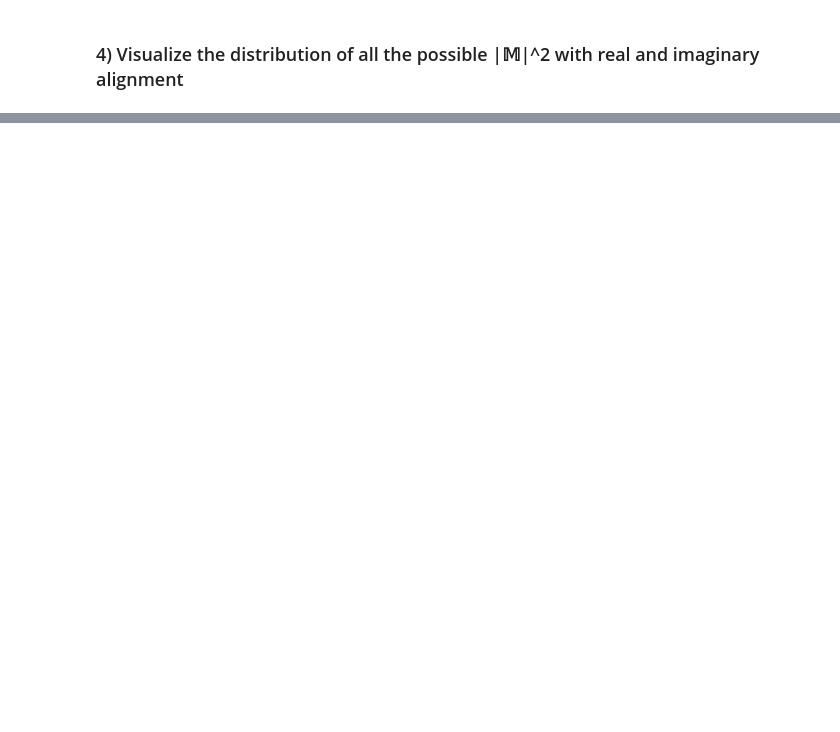
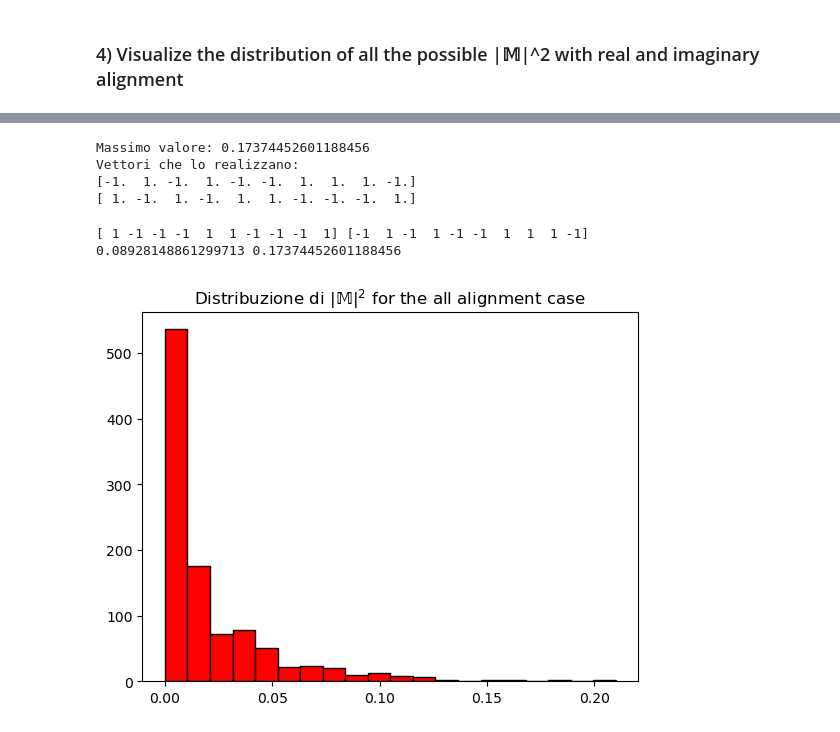
Before and after one commit to GabrieleGasbarri10/Photonic_Hopfield, a Jupyter notebook: p-HOPtonic_tool.ipynb, the cells around one changed output, grey strips where cells are left out. Drawn from its saved outputs; the diff is of its cells as text; code cells hidden in the pictures; blank space fills up the shorter version.

```diff
--- a/p-HOPtonic_tool.ipynb
+++ b/p-HOPtonic_tool.ipynb
@@ -517,0 +654,25 @@ plt.show()
+# %%
+S = generate_random_haar(10)
+sigma_r, sigma_i, M_r, M_i, e_vec, e_val, best_k = find_best_alignment(S, True, do_a_print)
+k1, k2 = best_k
+_,_,all_M = find_best_sigma_with_enumeration(S, k1, k2)
+sigma_real, sigma_imaginary, 𝕄_real, 𝕄_imaginary, selected_eigenvector, selected_eigenvalue = run_experiment(S, k1, k2)
+# %% [output]
+Massimo valore: 0.17374452601188456
+Vettori che lo realizzano:
+[-1.  1. -1.  1. -1. -1.  1.  1.  1. -1.]
+[ 1. -1.  1. -1.  1.  1. -1. -1. -1.  1.]
+# %%
+print(sigma_real, sigma_imaginary)
+print(np.abs(𝕄_real)**2, np.abs(𝕄_imaginary)**2)
+# %% [output]
+[ 1 -1 -1 -1  1  1 -1 -1 -1  1] [-1  1 -1  1 -1 -1  1  1  1 -1]
+0.08928148861299713 0.17374452601188456
+# %%
+# Calcolo del modulo quadro totale
+
+plt.hist(all_M, bins=20, color='red', edgecolor='black')
+plt.title(r'Distribuzione di $|𝕄|^2$ for the all alignment case')
+plt.show()
+# %% [output]
+[figure, added]
```
Also changed, not shown: parts of 17 cells of this notebook, 1 other file.
